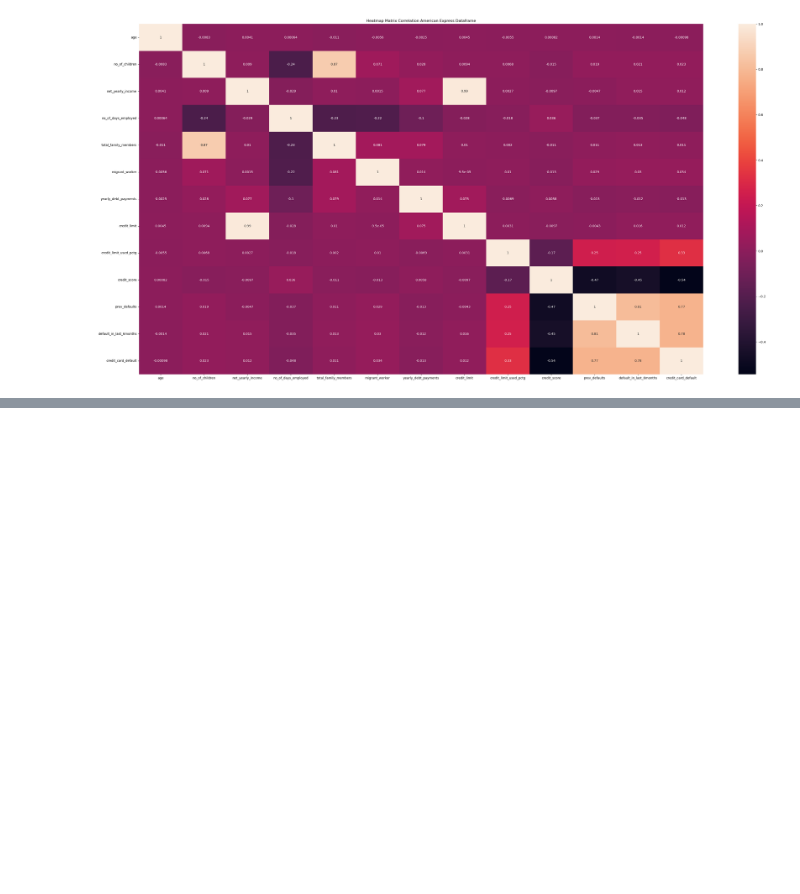
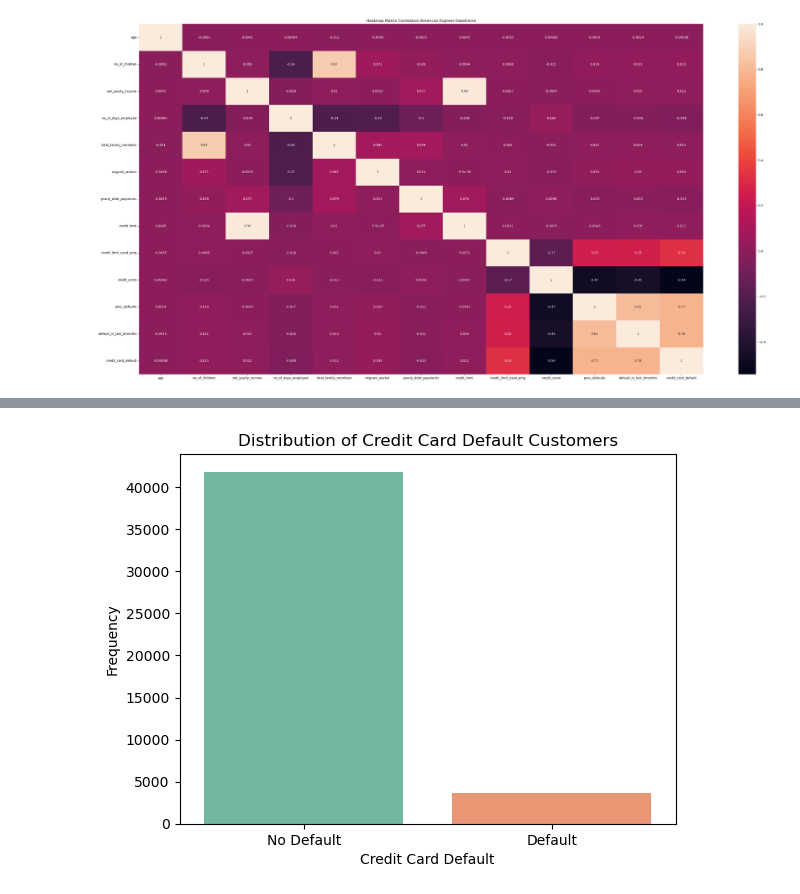
Before and after one commit to CamiloDS16/Project-2-AmEx-Credit-Card-Default-, a Jupyter notebook: Project-2-AmEx-Credit-Card-Default-/notebooks/eda_amex_project.ipynb, the cells around one changed output, grey strips where cells are left out. Saved outputs shown, nothing was run; the diff lists cells and outputs as text; code cells hidden in the pictures; blank space fills up the shorter version.

Commit message:
project report, figures and metrics file uploaded. Updated eda, preprocessing and modeling notebooks

```diff
--- a/Project-2-AmEx-Credit-Card-Default-/notebooks/eda_amex_project.ipynb
+++ b/Project-2-AmEx-Credit-Card-Default-/notebooks/eda_amex_project.ipynb
@@ -485,3 +485,21 @@ amex_train.head(5)
 # %%
 #saving cleaned data to file csv
 amex_train.to_csv(r'/Users/camilods16/Documents/Project-2-AmEx-Credit-Card-Default-/Project-2-AmEx-Credit-Card-Default-/data/processed/amex_train.csv')
+# %%
+import matplotlib.pyplot as plt
+import seaborn as sns
+import pandas as pd
+
+amex_train_fig = pd.read_csv('../data/processed/amex_train.csv')
+
+amex_train_fig = amex_train_fig.drop('Unnamed: 0', axis=1)
+sns.countplot(data=amex_train_fig, x='credit_card_default', palette='Set2')
+plt.title('Distribution of Credit Card Default Customers')
+plt.xlabel('Credit Card Default')
+plt.ylabel('Frequency')
+plt.xticks(ticks=[0, 1], labels=['No Default', 'Default'])
+plt.grid(False)
+plt.savefig('../reports/figures/distribution_ccd.png')
+plt.show()
+# %% [output]
+[figure, added]
```
Also changed, not shown: parts of 6 cells of this notebook, 14 other files.
